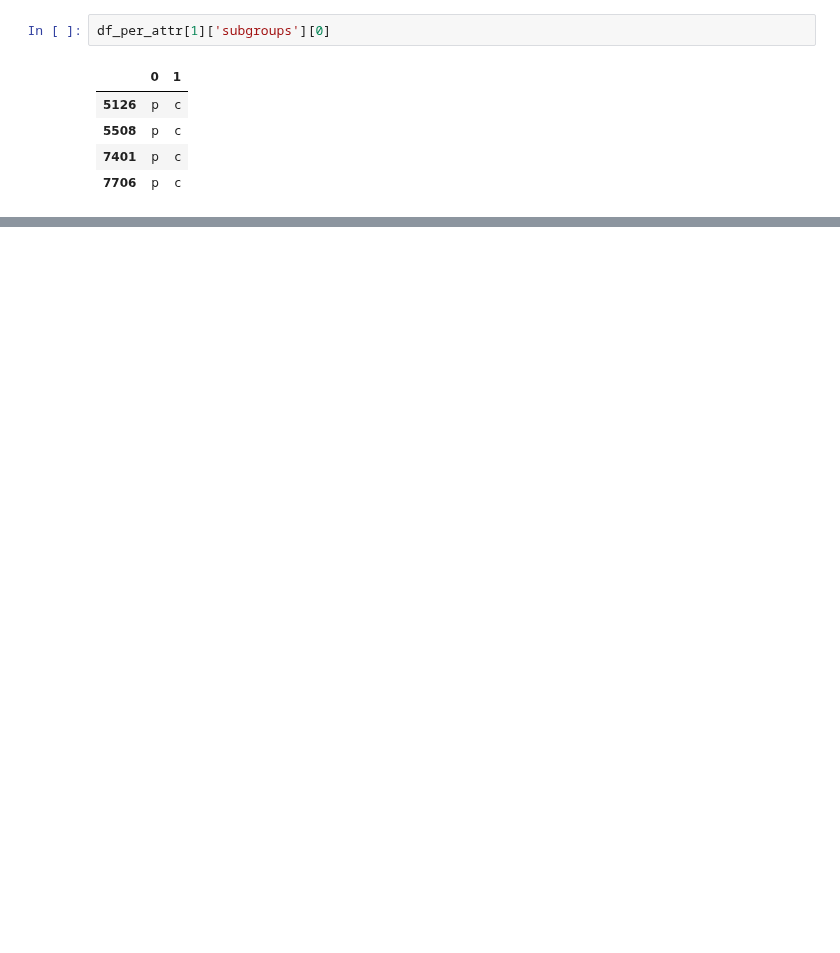
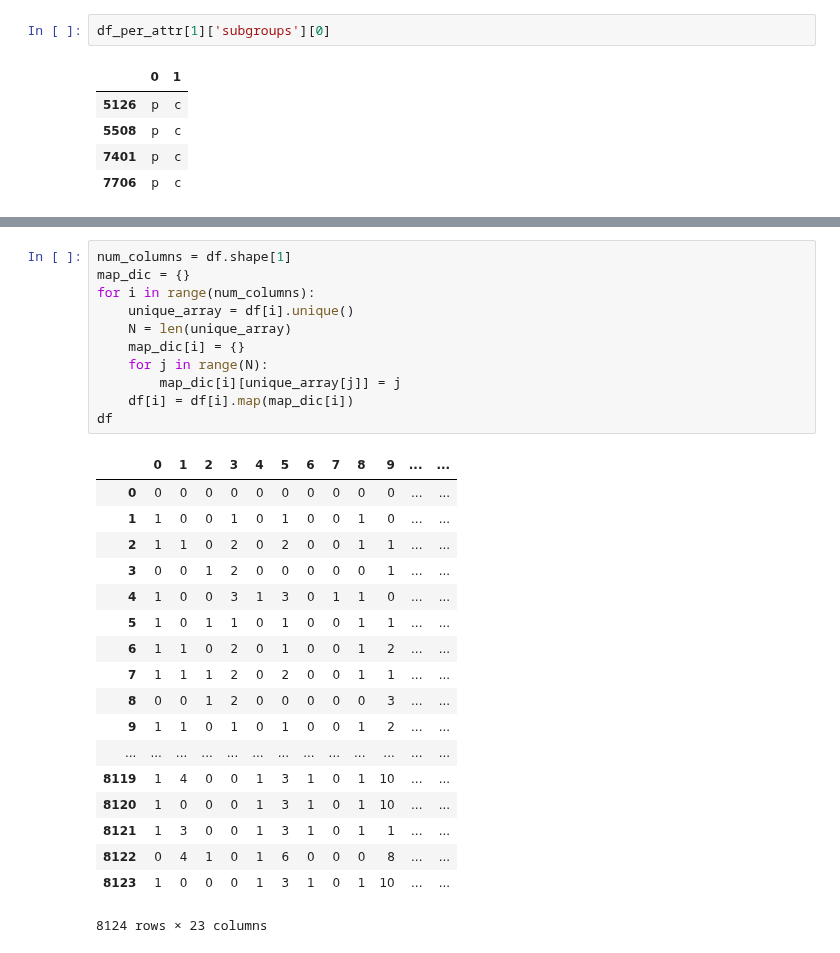
Before and after one commit to bluebibi/LINK_ML_BIG_DATA, a Jupyter notebook: Mushroom_Dataset.ipynb, the cells around one changed output, grey strips where cells are left out. Cells and saved outputs as stored; diff of their text form; blank space fills up the shorter version.

```diff
--- a/Mushroom_Dataset.ipynb
+++ b/Mushroom_Dataset.ipynb
@@ -165,0 +396,30 @@ df_per_attr[1]['subgroups'][0]
+# %%
+num_columns = df.shape[1]
+map_dic = {}
+for i in range(num_columns):
+    unique_array = df[i].unique()
+    N = len(unique_array)
+    map_dic[i] = {}
+    for j in range(N):
+        map_dic[i][unique_array[j]] = j
+    df[i] = df[i].map(map_dic[i])
+df
+# %% [output]
+|  | 0 | 1 | 2 | 3 | 4 | 5 | 6 | 7 | 8 | 9 | ... | ... |
+| 0 | 0 | 0 | 0 | 0 | 0 | 0 | 0 | 0 | 0 | 0 | ... | ... |
+| 1 | 1 | 0 | 0 | 1 | 0 | 1 | 0 | 0 | 1 | 0 | ... | ... |
+| 2 | 1 | 1 | 0 | 2 | 0 | 2 | 0 | 0 | 1 | 1 | ... | ... |
+| 3 | 0 | 0 | 1 | 2 | 0 | 0 | 0 | 0 | 0 | 1 | ... | ... |
+| 4 | 1 | 0 | 0 | 3 | 1 | 3 | 0 | 1 | 1 | 0 | ... | ... |
+| 5 | 1 | 0 | 1 | 1 | 0 | 1 | 0 | 0 | 1 | 1 | ... | ... |
+| 6 | 1 | 1 | 0 | 2 | 0 | 1 | 0 | 0 | 1 | 2 | ... | ... |
+| 7 | 1 | 1 | 1 | 2 | 0 | 2 | 0 | 0 | 1 | 1 | ... | ... |
+| 8 | 0 | 0 | 1 | 2 | 0 | 0 | 0 | 0 | 0 | 3 | ... | ... |
+| 9 | 1 | 1 | 0 | 1 | 0 | 1 | 0 | 0 | 1 | 2 | ... | ... |
+| ... | ... | ... | ... | ... | ... | ... | ... | ... | ... | ... | ... | ... |
+| 8119 | 1 | 4 | 0 | 0 | 1 | 3 | 1 | 0 | 1 | 10 | ... | ... |
+| 8120 | 1 | 0 | 0 | 0 | 1 | 3 | 1 | 0 | 1 | 10 | ... | ... |
+| 8121 | 1 | 3 | 0 | 0 | 1 | 3 | 1 | 0 | 1 | 1 | ... | ... |
+| 8122 | 0 | 4 | 1 | 0 | 1 | 6 | 0 | 0 | 0 | 8 | ... | ... |
+| 8123 | 1 | 0 | 0 | 0 | 1 | 3 | 1 | 0 | 1 | 10 | ... | ... |
+8124 rows × 23 columns
```
Also changed, not shown: parts of 67 cells of this notebook, 1 other file.
